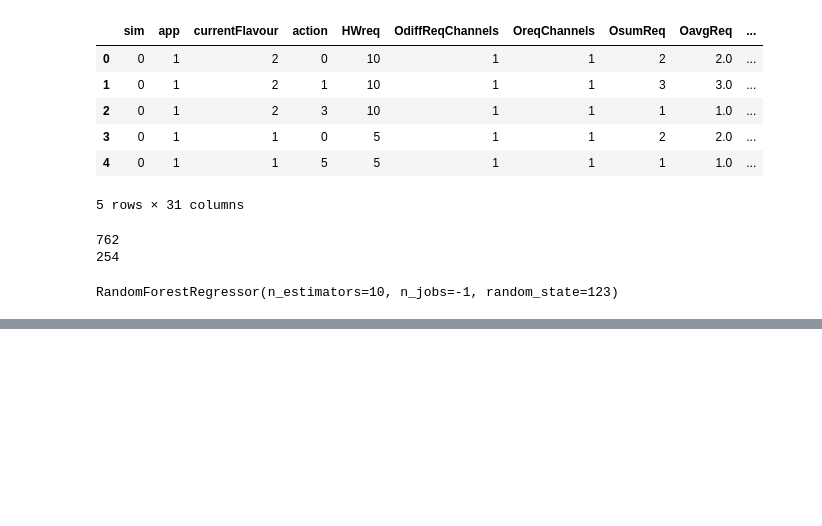
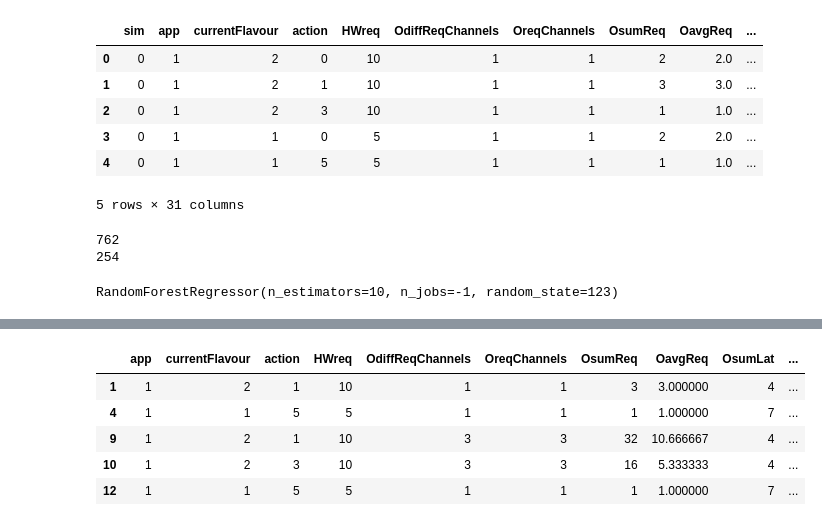
Before and after one commit to acsicuib/Bowser, a Jupyter notebook: notebooks/DeepMario_RF_withSimulationSamples.ipynb, the cells around one changed output, grey strips where cells are left out. Cells and saved outputs as stored; diff of their text form; code cells hidden in the pictures; blank space fills up the shorter version.

```diff
--- a/notebooks/DeepMario_RF_withSimulationSamples.ipynb
+++ b/notebooks/DeepMario_RF_withSimulationSamples.ipynb
@@ -192,0 +244,10 @@ print(forecasting)
+# %%
+dd = df[df.fit==1]
+dd.head()
+# %% [output]
+|  | app | currentFlavour | action | HWreq | OdiffReqChannels | OreqChannels | OsumReq | OavgReq | OsumLat | ... |
+| 1 | 1 | 2 | 1 | 10 | 1 | 1 | 3 | 3.000000 | 4 | ... |
+| 4 | 1 | 1 | 5 | 5 | 1 | 1 | 1 | 1.000000 | 7 | ... |
+| 9 | 1 | 2 | 1 | 10 | 3 | 3 | 32 | 10.666667 | 4 | ... |
+| 10 | 1 | 2 | 3 | 10 | 3 | 3 | 16 | 5.333333 | 4 | ... |
+| 12 | 1 | 1 | 5 | 5 | 1 | 1 | 1 | 1.000000 | 7 | ... |
```
Also changed, not shown: parts of 13 cells of this notebook, 3 other files.
